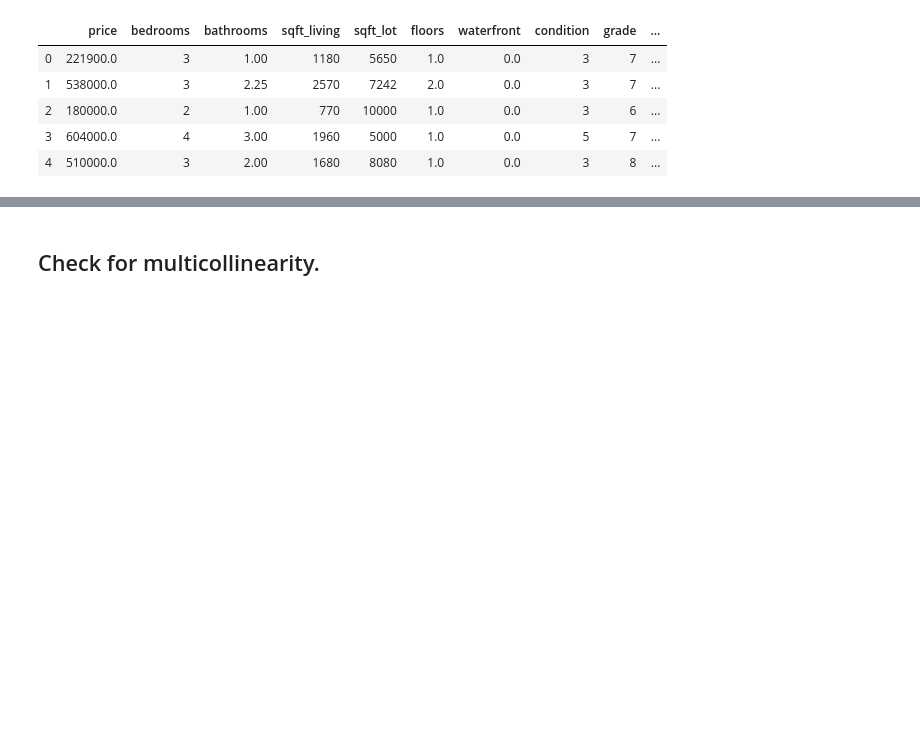
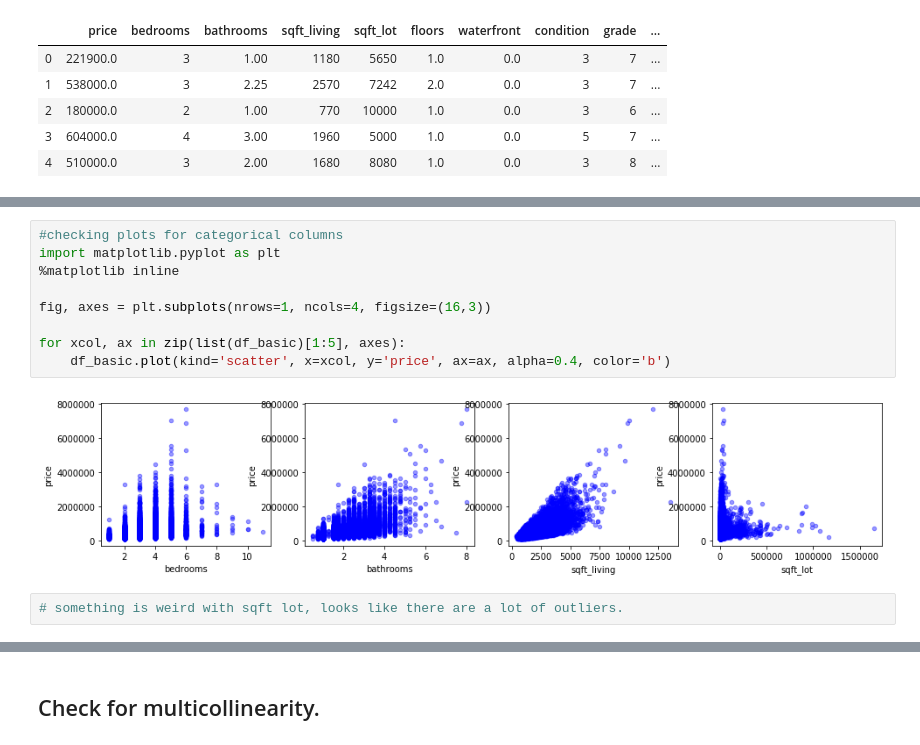
Before and after one commit to alexanderjohnny/dsc-v2-mod1-final-project-online-ds-pt-100719, a Jupyter notebook: study_group_starter_nb.ipynb, the cells around one changed output, grey strips where cells are left out. Cells and saved outputs as stored; diff of their text form; blank space fills up the shorter version.

```diff
--- a/study_group_starter_nb.ipynb
+++ b/study_group_starter_nb.ipynb
@@ -895,0 +680,13 @@ df_basic.head()
+# %%
+#checking plots for categorical columns
+import matplotlib.pyplot as plt
+%matplotlib inline
+
+fig, axes = plt.subplots(nrows=1, ncols=4, figsize=(16,3))
+
+for xcol, ax in zip(list(df_basic)[1:5], axes):
+    df_basic.plot(kind='scatter', x=xcol, y='price', ax=ax, alpha=0.4, color='b')
+# %% [output]
+[figure, added]
+# %%
+# something is weird with sqft lot, looks like there are a lot of outliers.
```
Also changed, not shown: parts of 84 cells of this notebook.
